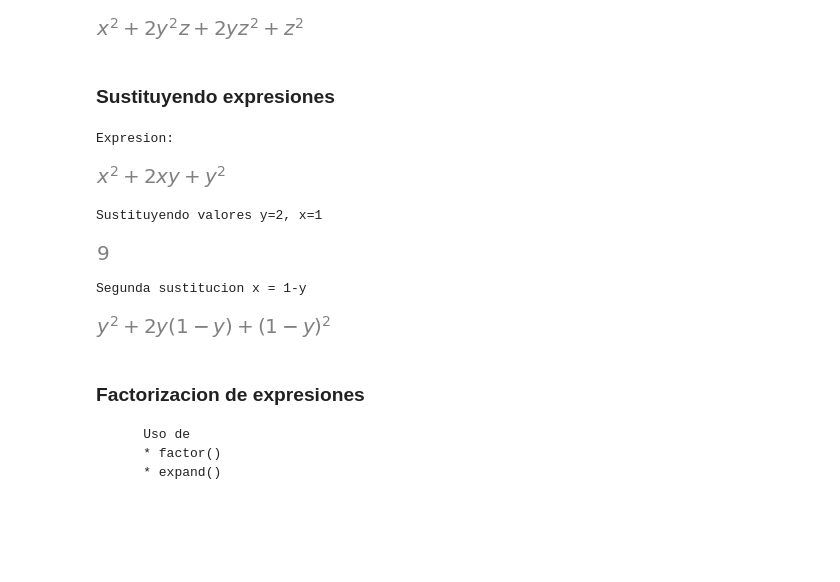
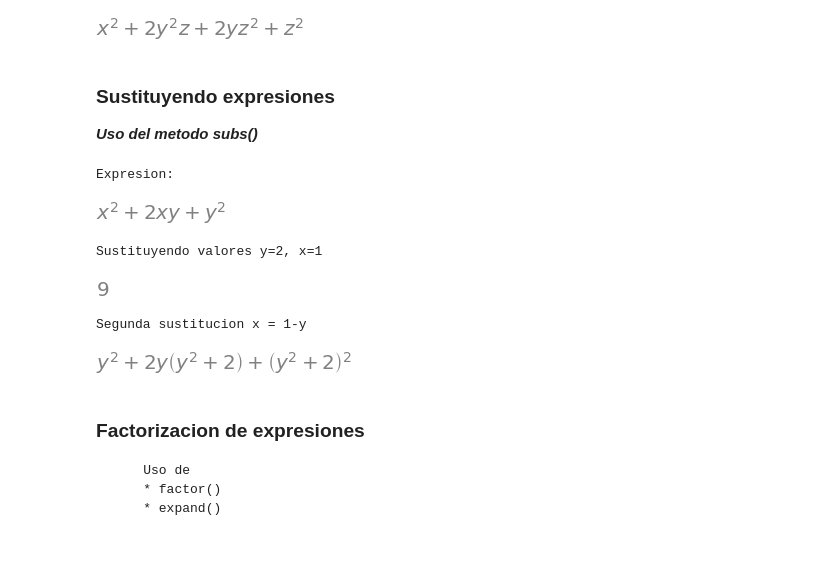
Before and after one commit to MkCst/Python-numerico, a Jupyter notebook: E-0 Uso de sympy.ipynb, the cells around one changed output. Drawn from its saved outputs; the diff is of its cells as text; code cells hidden in the pictures.

```diff
--- a/E-0 Uso de sympy.ipynb
+++ b/E-0 Uso de sympy.ipynb
@@ -71,32 +71,33 @@ La ecuacion definida es:
 [figure]
 # %% [markdown]
 ### Sustituyendo expresiones
+**_Uso del metodo subs()_**
 # %%
 from sympy.interactive import printing
 printing.init_printing(use_latex=True)
 
 import sympy as sp
 
 x,y = sp.symbols("x,y")
 expresion = x*x +x*y +x*y +y*y
 
 print("Expresion: ", end="\n")
 display(expresion)
 
 print("\nSustituyendo valores y=2, x=1")
 est_valor = expresion.subs({x:1, y:2})
 display(est_valor)
 
 print("\n\nSegunda sustitucion x = 1-y\n")
-est_valor = expresion.subs({x:1-y})
+est_valor = expresion.subs({x:y**2+2})
 display(est_valor)
 # %% [output]
 Expresion:
 [figure]
 Sustituyendo valores y=2, x=1
 [figure]
 Segunda sustitucion x = 1-y
-[figure, old version]
+[figure, new version]
 # %% [markdown]
 ### Factorizacion de expresiones
 
```
Also changed, not shown: parts of 11 cells of this notebook.
